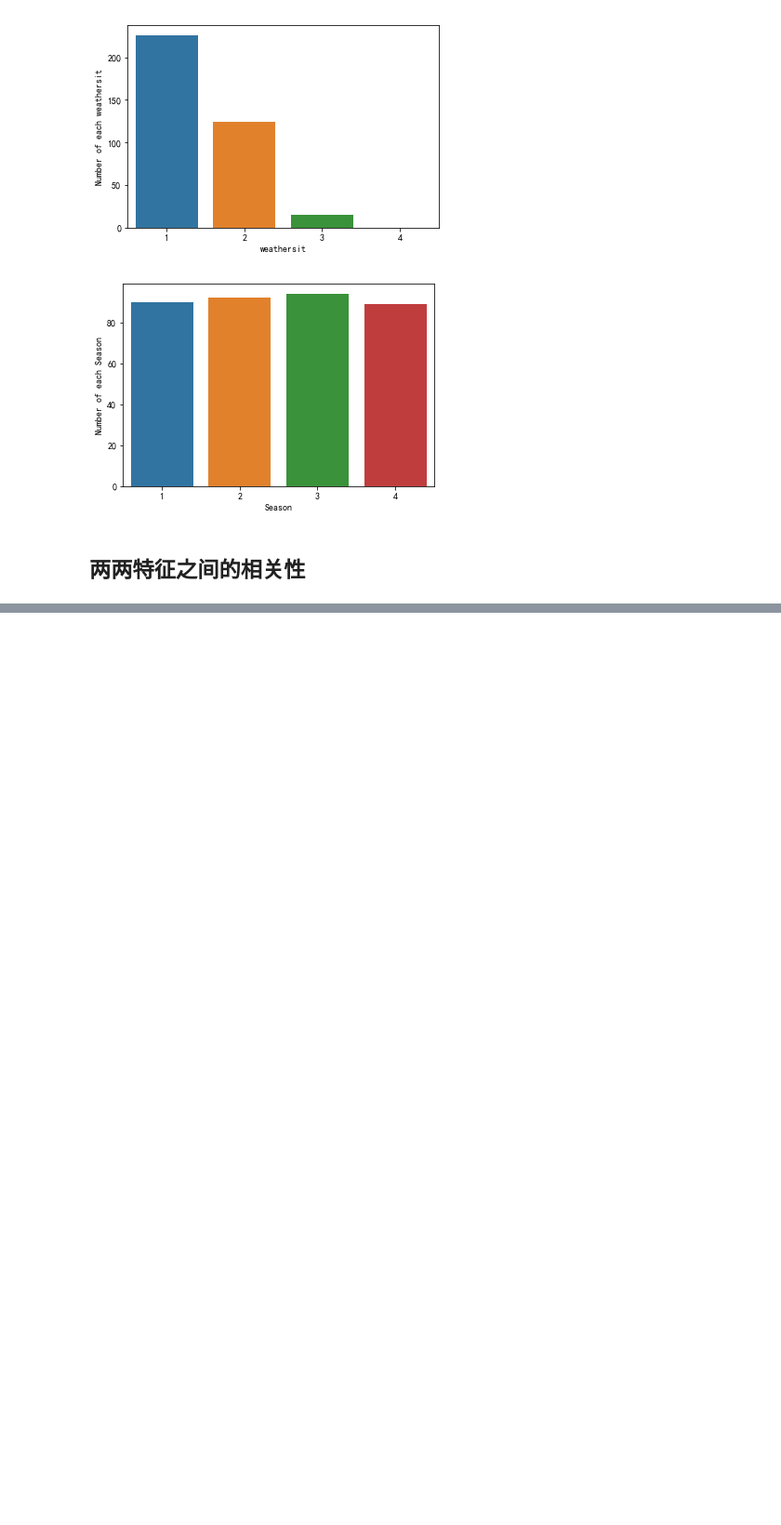
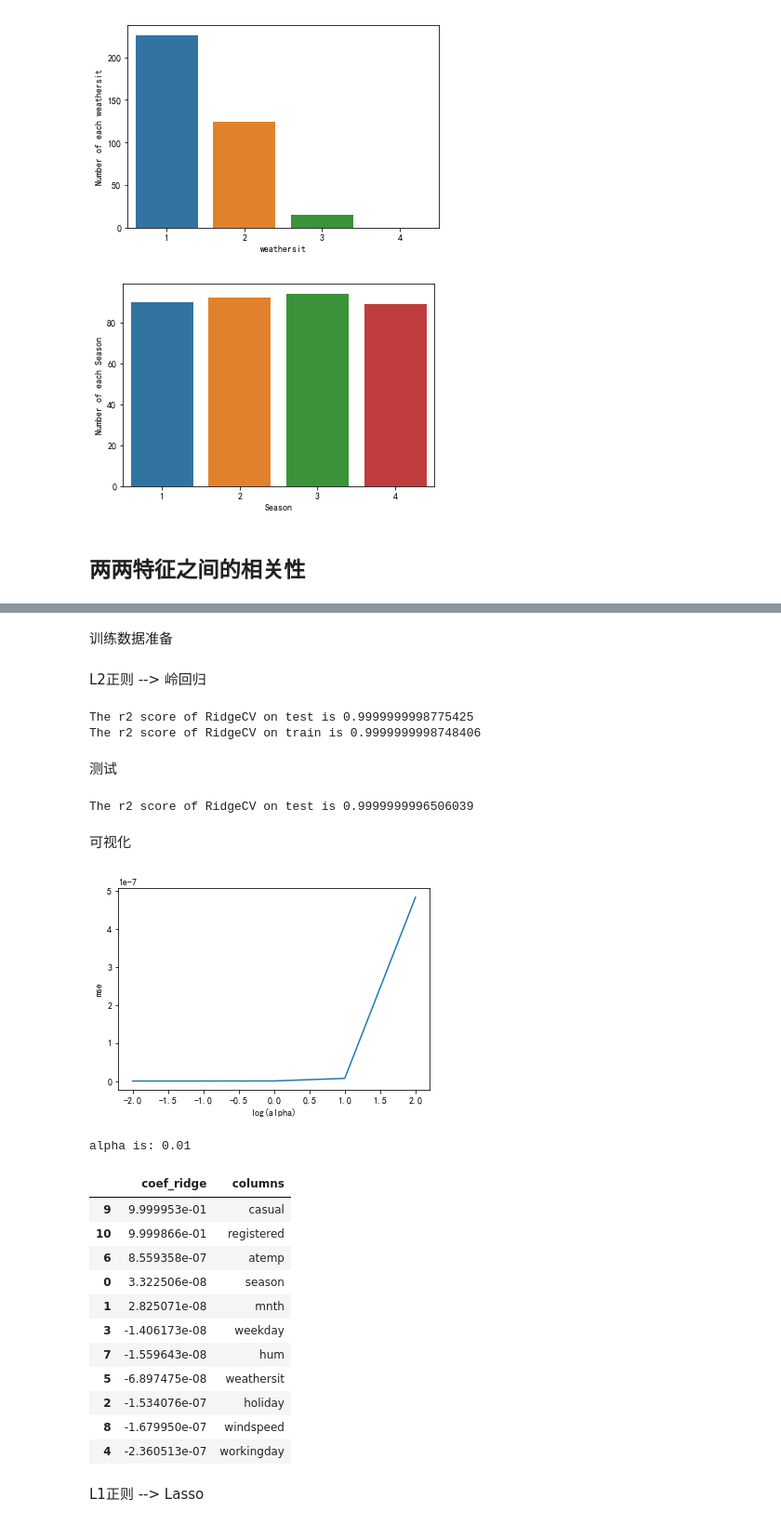
Before and after one commit to jhyehuang/artificial-intelligence, a Jupyter notebook: 第一周/第一周作业/Capital_Bikeshare.ipynb, the cells around one changed output, grey strips where cells are left out. Shown at 93% size. Saved outputs shown, nothing was run; the diff lists cells and outputs as text; code cells hidden in the pictures; blank space fills up the shorter version.

```diff
--- a/第一周/第一周作业/Capital_Bikeshare.ipynb
+++ b/第一周/第一周作业/Capital_Bikeshare.ipynb
@@ -250,0 +246,2 @@ for v,i,j in s_corr_list:
+# %% [markdown]
+训练数据准备
@@ -250,0 +282,74 @@ for v,i,j in s_corr_list:
+# %% [markdown]
+L2正则 --> 岭回归
+# %%
+#岭回归／L2正则
+#class sklearn.linear_model.RidgeCV(alphas=(0.1, 1.0, 10.0), fit_intercept=True,
+#                                  normalize=False, scoring=None, cv=None, gcv_mode=None,
+#                                  store_cv_values=False)
+from sklearn.linear_model import  RidgeCV
+from sklearn.metrics import r2_score  #评价回归预测模型的性能
+
+#设置超参数（正则参数）范围
+alphas = [ 0.01, 0.1, 1, 10,100]
+#n_alphas = 20
+#alphas = np.logspace(-5,2,n_alphas)
+
+#生成一个RidgeCV实例
+ridge = RidgeCV(alphas=alphas, store_cv_values=True)
+
+#模型训练
+ridge.fit(X_train, y_train)
+
+#预测
+y_test_pred_ridge = ridge.predict(X_test)
+y_train_pred_ridge = ridge.predict(X_train)
+
+
+# 评估，使用r2_score评价模型在测试集和训练集上的性能
+print ('The r2 score of RidgeCV on test is', r2_score(y_test, y_test_pred_ridge))
+print ('The r2 score of RidgeCV on train is', r2_score(y_train, y_train_pred_ridge))
+# %% [output]
+The r2 score of RidgeCV on test is 0.9999999998775425
+The r2 score of RidgeCV on train is 0.9999999998748406
+# %% [markdown]
+测试
+# %%
+y_final_pred_ridge = ridge.predict(X_final)
+print ('The r2 score of RidgeCV on test is', r2_score(y_final, y_final_pred_ridge))
+# %% [output]
+The r2 score of RidgeCV on test is 0.9999999996506039
+# %% [markdown]
+可视化
+# %%
+mse_mean = np.mean(ridge.cv_values_, axis = 0)
+plt.plot(np.log10(alphas), mse_mean.reshape(len(alphas),1))
+
+#这是为了标出最佳参数的位置，不是必须
+#plt.plot(np.log10(ridge.alpha_)*np.ones(3), [0.28, 0.29, 0.30])
+
+plt.xlabel('log(alpha)')
+plt.ylabel('mse')
+plt.show()
+
+print ('alpha is:', ridge.alpha_)
+
+# 看看各特征的权重系数，系数的绝对值大小可视为该特征的重要性
+fs = pd.DataFrame({"columns":list(columns), "coef_ridge":list((ridge.coef_.T))})
+fs.sort_values(by=['coef_ridge'],ascending=False)
+# %% [output]
+[figure, added]
+alpha is: 0.01
+|  | coef_ridge | columns |
+| 9 | 9.999953e-01 | casual |
+| 10 | 9.999866e-01 | registered |
+| 6 | 8.559358e-07 | atemp |
+| 0 | 3.322506e-08 | season |
+| 1 | 2.825071e-08 | mnth |
+| 3 | -1.406173e-08 | weekday |
+| 7 | -1.559643e-08 | hum |
+| 5 | -6.897475e-08 | weathersit |
+| 2 | -1.534076e-07 | holiday |
+| 8 | -1.679950e-07 | windspeed |
+| 4 | -2.360513e-07 | workingday |
+# %% [markdown]
+L1正则 --> Lasso
```
Also changed, not shown: parts of 11 cells of this notebook, 2 other files.
